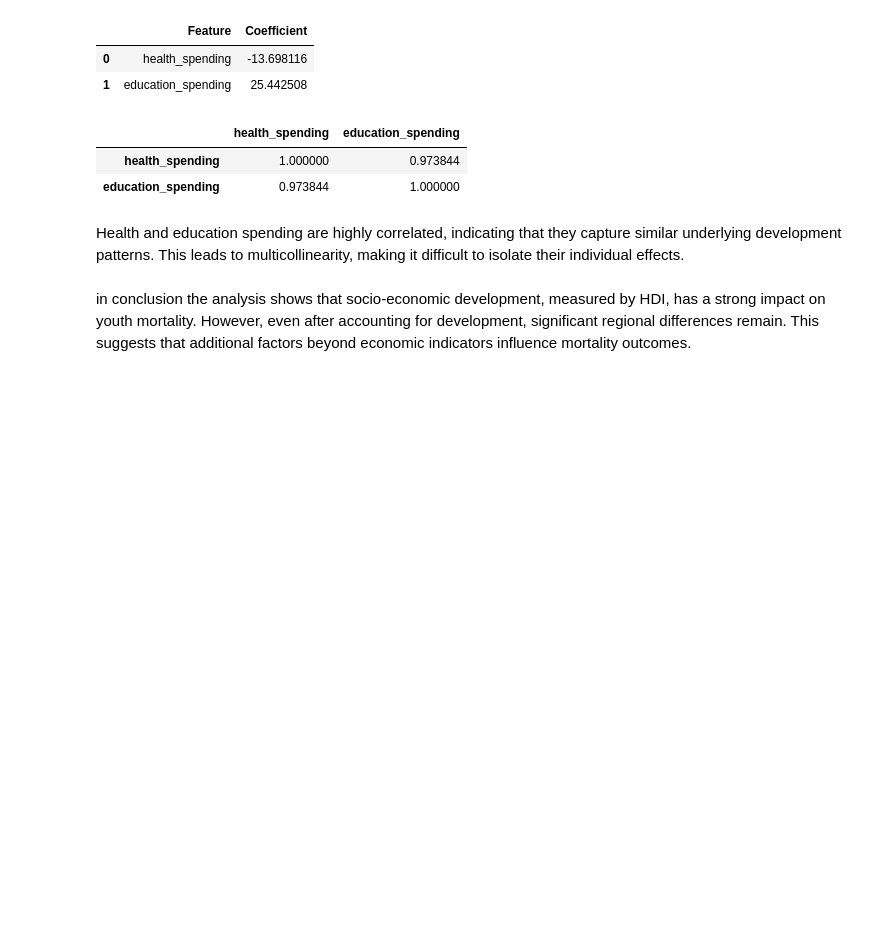
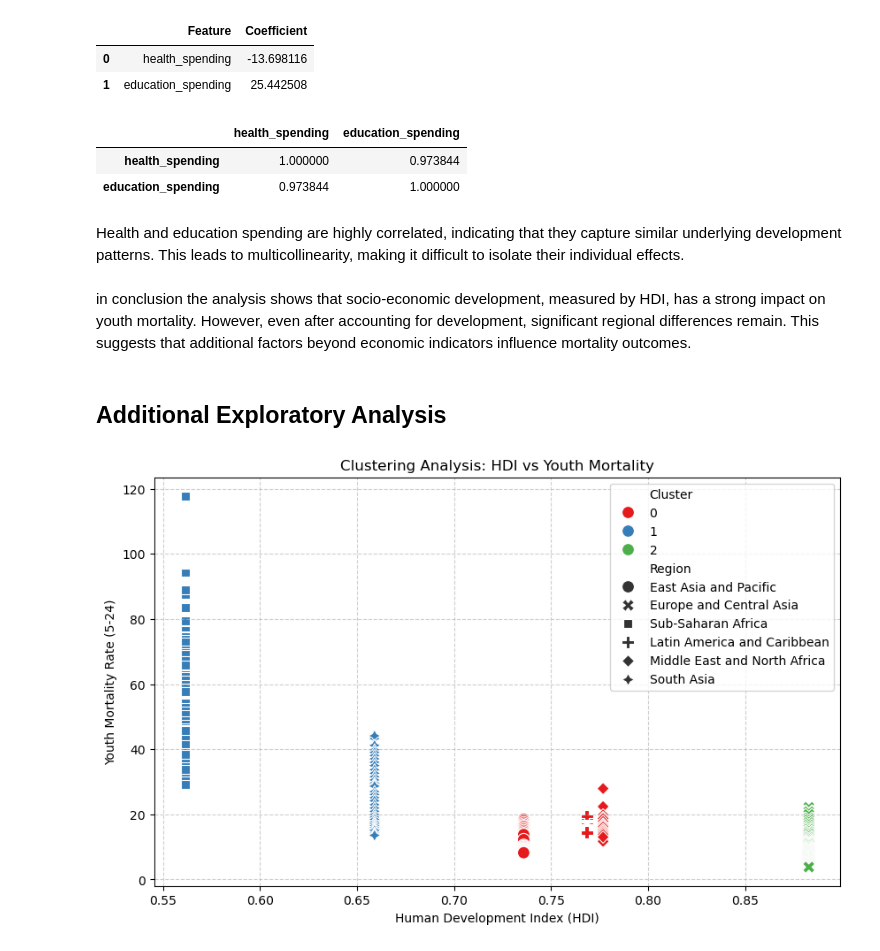
Before and after one commit to ecelule/dsa210project, a Jupyter notebook: youth_mortality_analysis_ML.ipynb, the cells around one changed output. Saved outputs shown, nothing was run; the diff lists cells and outputs as text; code cells hidden in the pictures; blank space fills up the shorter version.

```diff
--- a/youth_mortality_analysis_ML.ipynb
+++ b/youth_mortality_analysis_ML.ipynb
@@ -538,3 +538,45 @@ df[["health_spending", "education_spending"]].corr()
 Health and education spending are highly correlated, indicating that they capture similar underlying development patterns. This leads to multicollinearity, making it difficult to isolate their individual effects.
 # %% [markdown]
 in conclusion the analysis shows that socio-economic development, measured by HDI, has a strong impact on youth mortality. However, even after accounting for development, significant regional differences remain. This suggests that additional factors beyond economic indicators influence mortality outcomes.
+# %% [markdown]
+## Additional Exploratory Analysis
+# %%
+# --- ADIM 1: GEREKLİ KÜTÜPHANELER ---
+from sklearn.preprocessing import StandardScaler
+from sklearn.cluster import KMeans
+import matplotlib.pyplot as plt
+import seaborn as sns
+
+# --- ADIM 2: ÖZELLİK SEÇİMİ VE ÖLÇEKLENDİRME ---
+features = ["HDI", "health_spending", "education_spending", "mort_median_5_24"]
+
+X = df[features]
+
+scaler = StandardScaler()
+X_scaled = scaler.fit_transform(X)
+
+# --- ADIM 3: K-MEANS CLUSTERING ---
+kmeans = KMeans(n_clusters=3, random_state=42, n_init=10)
+
+df["Cluster"] = kmeans.fit_predict(X_scaled)
+
+# --- ADIM 4: GÖRSELLEŞTİRME ---
+plt.figure(figsize=(10, 6))
+
+sns.scatterplot(
+    data=df,
+    x="HDI",
+    y="mort_median_5_24",
+    hue="Cluster",
+    style="Region",
+    palette="Set1",
+    s=100
+)
+
+plt.title("Clustering Analysis: HDI vs Youth Mortality")
+plt.xlabel("Human Development Index (HDI)")
+plt.ylabel("Youth Mortality Rate (5-24)")
+plt.grid(True, linestyle="--", alpha=0.6)
+plt.show()
+# %% [output]
+[figure, added]
```
Also changed, not shown: parts of 8 cells of this notebook, 2 other files.
